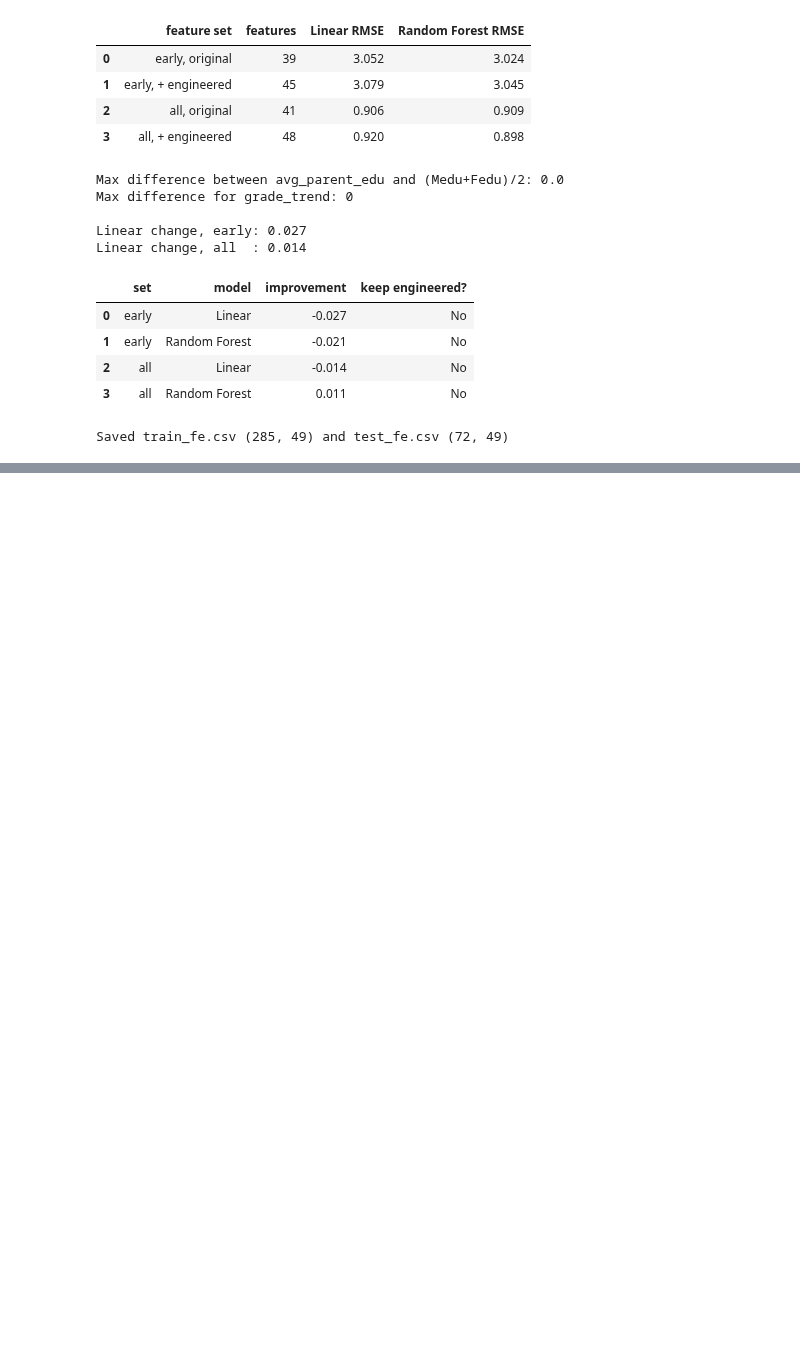
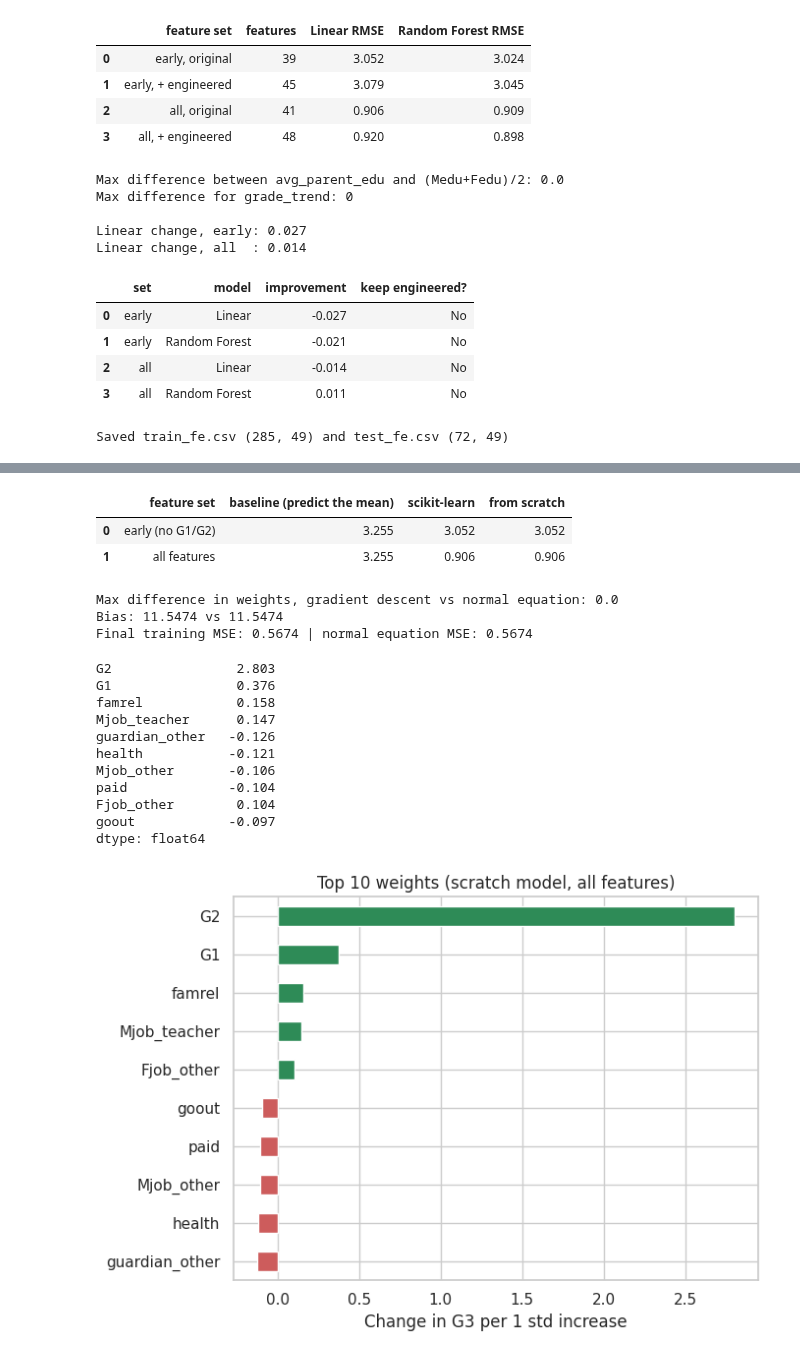
Before and after one commit to buntyedutainer/student-performance-ai, a Jupyter notebook: project.ipynb, the cells around one changed output, grey strips where cells are left out. Saved outputs shown, nothing was run; the diff lists cells and outputs as text; code cells hidden in the pictures; blank space fills up the shorter version.

```diff
--- a/project.ipynb
+++ b/project.ipynb
@@ -1555,0 +1711,65 @@ Saved train_fe.csv (285, 49) and test_fe.csv (72, 49)
+# %%
+# Cell 96: cross-validated results, scratch model vs scikit-learn vs a "dumb" baseline
+kf = KFold(n_splits=5, shuffle=True, random_state=42)
+rows = []
+for name, X in [("early (no G1/G2)", X_early), ("all features", X_all)]:
+    scratch = cv_rmse_scratch(X, y, lr=0.05, epochs=3000)
+    sk = -cross_val_score(make_pipeline(StandardScaler(), LinearRegression()),
+                          X, y, cv=kf, scoring="neg_root_mean_squared_error")
+    dummy = -cross_val_score(DummyRegressor(strategy="mean"),
+                             X, y, cv=kf, scoring="neg_root_mean_squared_error")
+    rows.append({"feature set": name,
+                 "baseline (predict the mean)": round(dummy.mean(), 3),
+                 "scikit-learn": round(sk.mean(), 3),
+                 "from scratch": round(scratch.mean(), 3)})
+pd.DataFrame(rows)
+# %% [output]
+|  | feature set | baseline (predict the mean) | scikit-learn | from scratch |
+| 0 | early (no G1/G2) | 3.255 | 3.052 | 3.052 |
+| 1 | all features | 3.255 | 0.906 | 0.906 |
+# %%
+# Cell 97: the normal equation, solving in one step with no loop
+def normal_equation(X, y):
+    Xb = np.c_[np.ones(len(X)), X]                    # add a bias column
+    theta, *_ = np.linalg.lstsq(Xb, y, rcond=None)    # a stable way to solve it
+    return theta[1:], theta[0]
+
+model = LinearRegressionScratch(lr=0.05, epochs=3000).fit(X_all, y)
+Xs_all = (X_all.values - model.mu) / model.sigma
+w_ne, b_ne = normal_equation(Xs_all, y.values)
+
+print("Max difference in weights, gradient descent vs normal equation:",
+      np.abs(model.w - w_ne).max().round(5))
+print("Bias:", round(model.b, 4), "vs", round(b_ne, 4))
+print("Final training MSE:", round(model.history[-1], 4),
+      "| normal equation MSE:", round(mse(y.values, Xs_all @ w_ne + b_ne), 4))
+# %% [output]
+Max difference in weights, gradient descent vs normal equation: 0.0
+Bias: 11.5474 vs 11.5474
+Final training MSE: 0.5674 | normal equation MSE: 0.5674
+# %%
+# Cell 98: what did the model learn? (weights are per 1 standard deviation, so comparable)
+coefs = pd.Series(model.w, index=X_all.columns)
+top = coefs.reindex(coefs.abs().sort_values(ascending=False).index).head(10)
+print(top.round(3))
+
+plt.figure(figsize=(7, 5))
+top.sort_values().plot(kind="barh", color=np.where(top.sort_values() > 0, "seagreen", "indianred"))
+plt.title("Top 10 weights (scratch model, all features)")
+plt.xlabel("Change in G3 per 1 std increase")
+plt.tight_layout()
+plt.savefig("scratch_weights.png", dpi=150, bbox_inches="tight")
+plt.show()
+# %% [output]
+G2                2.803
+G1                0.376
+famrel            0.158
+Mjob_teacher      0.147
+guardian_other   -0.126
+health           -0.121
+Mjob_other       -0.106
+paid             -0.104
+Fjob_other        0.104
+goout            -0.097
+dtype: float64
+[figure, added]
```
Also changed, not shown: parts of 8 cells of this notebook.
